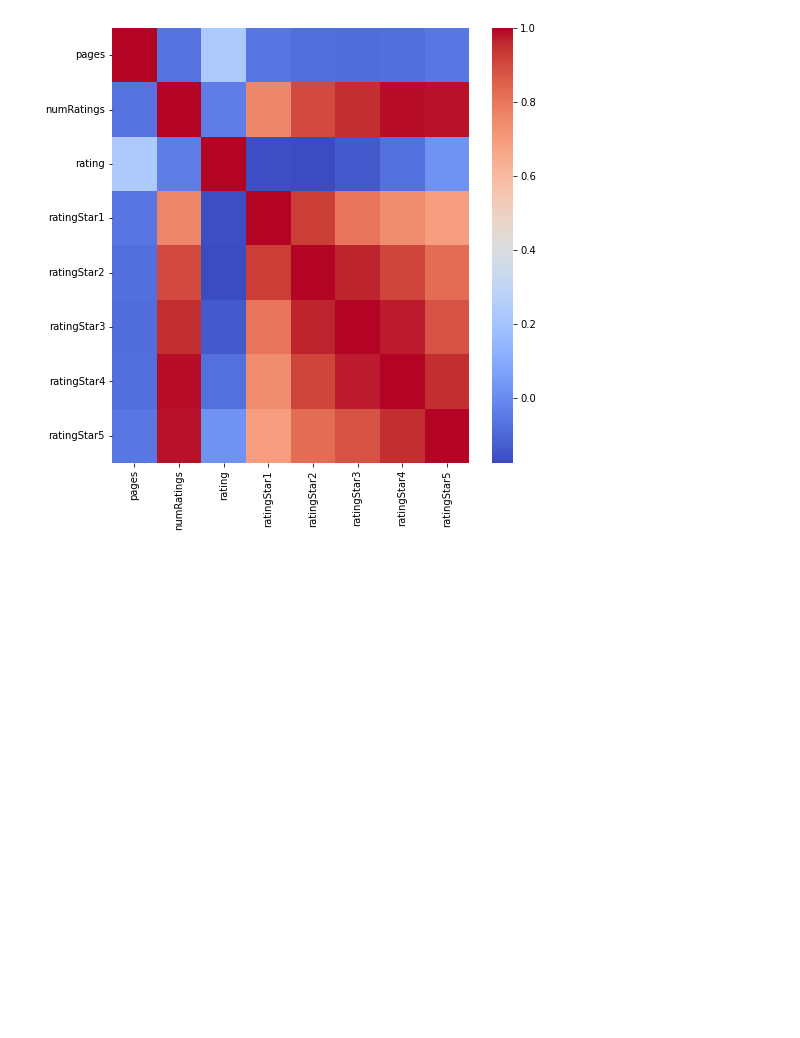
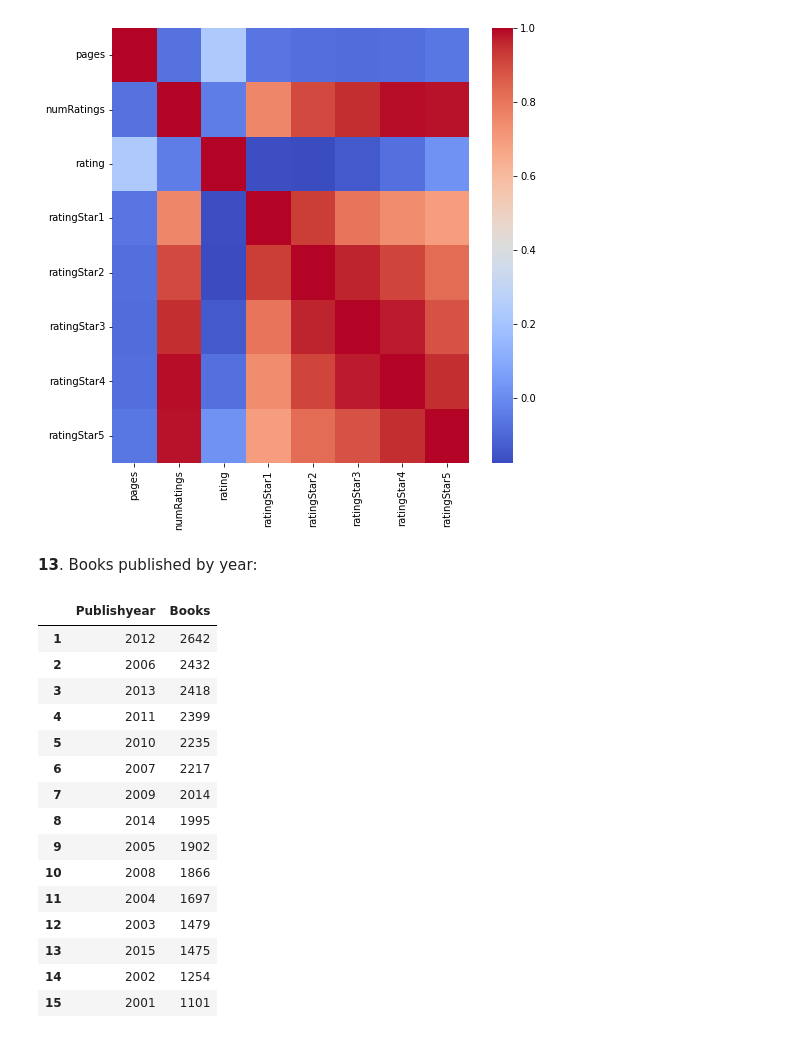
Before and after one commit to pspanoudakis/Data-Mining-Techniques-Projects, a Jupyter notebook: project2/GoodreadsBooks.ipynb, the cells around one changed output. Drawn from its saved outputs; the diff is of its cells as text; code cells hidden in the pictures; blank space fills up the shorter version.

Commit message:
Extracting `publishYear` & generator tweaks

```diff
--- a/project2/GoodreadsBooks.ipynb
+++ b/project2/GoodreadsBooks.ipynb
@@ -551,0 +593,29 @@ drawHeatmap(dataDf[dataDf[DataColumn.PAGES] > 1000][cols], axes)
+# %%
+TopColumnValuesAnswerGenerator(dataDf).registerQuestion({
+    'qnum': '13',
+    'qtitle': 'Books published by year',
+    'col': DataColumn.PUBLISHYEAR,
+    'countCol': DataColumn.TITLE,
+    'limit': 15,
+    'dataFilter': None,
+    'extractor': None,
+    'useExtracted': False
+}).generateAnswers(dataDf)
+# %% [output]
+**13**. Books published by year:
+|  | Publishyear | Books |
+| 1 | 2012 | 2642 |
+| 2 | 2006 | 2432 |
+| 3 | 2013 | 2418 |
+| 4 | 2011 | 2399 |
+| 5 | 2010 | 2235 |
+| 6 | 2007 | 2217 |
+| 7 | 2009 | 2014 |
+| 8 | 2014 | 1995 |
+| 9 | 2005 | 1902 |
+| 10 | 2008 | 1866 |
+| 11 | 2004 | 1697 |
+| 12 | 2003 | 1479 |
+| 13 | 2015 | 1475 |
+| 14 | 2002 | 1254 |
+| 15 | 2001 | 1101 |
```
Also changed, not shown: parts of 7 cells of this notebook.
